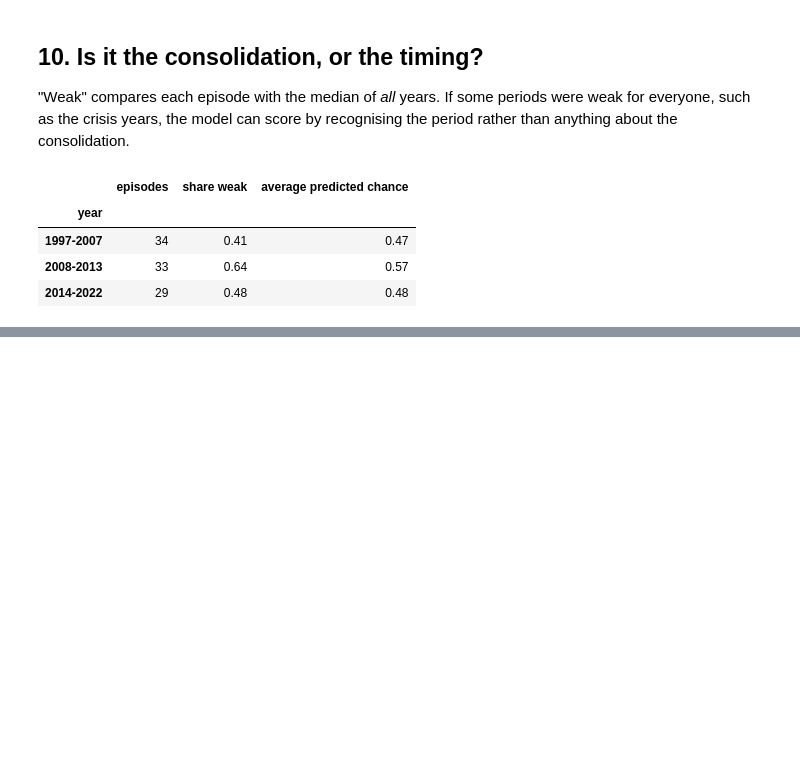
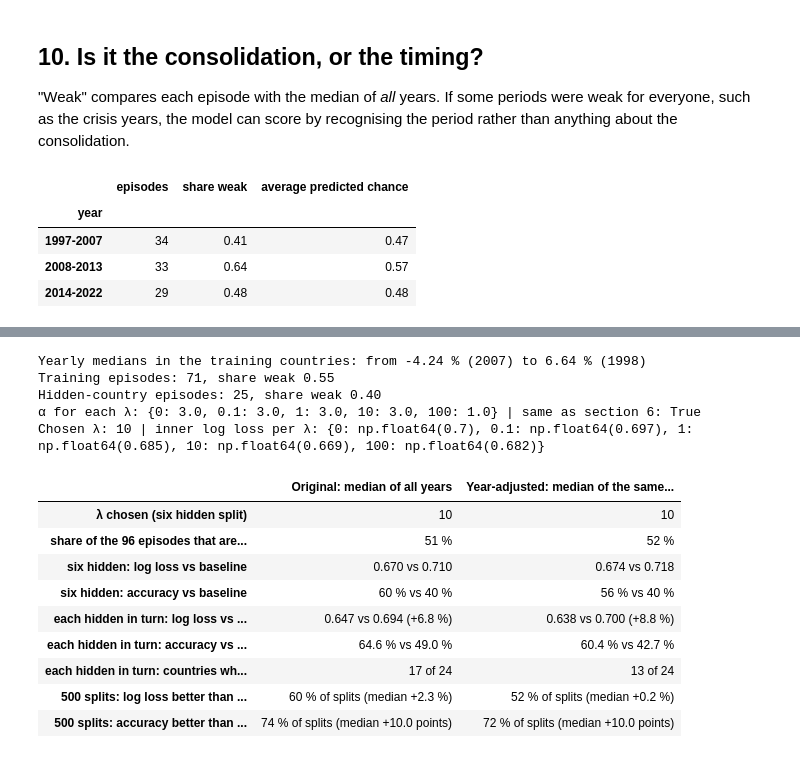
Before and after one commit to penelopemichou/austerity-ml, a Jupyter notebook: notebooks/ML03_logistic_regression_episode_classifier.ipynb, the cells around one changed output, grey strips where cells are left out. Cells and saved outputs as stored; diff of their text form; code cells hidden in the pictures; blank space fills up the shorter version.

```diff
--- a/notebooks/ML03_logistic_regression_episode_classifier.ipynb
+++ b/notebooks/ML03_logistic_regression_episode_classifier.ipynb
@@ -307,12 +312,12 @@ Hidden-country episodes: 25. Baseline predicts 'weak' every time.
 
 The same test for each of the countries that have episodes. Inside each round, λ is chosen again without the hidden country. Many countries have only a few episodes, so the pooled numbers (all held-out episodes together) are the ones to read.
 # %%
-def leave_one_out(inputs, frame=rows, fixed_lambda=None):
+def leave_one_out(inputs, frame=rows, fixed_lambda=None, by_year=False):
     per_country, ys, ps, bs, ms = [], [], [], [], []
     ep_countries = frame.loc[frame[DCAPB] >= 1.5, COUNTRY].unique()
     for c in ep_countries:
-        tr, te, _ = make_split([c], frame)
-        l = fixed_lambda if fixed_lambda is not None else choose_lambda([x for x in frame[COUNTRY].unique() if x != c], inputs, frame)[0]
+        tr, te, _ = make_split([c], frame, by_year)
+        l = fixed_lambda if fixed_lambda is not None else choose_lambda([x for x in frame[COUNTRY].unique() if x != c], inputs, frame, by_year)[0]
         p = proba(fit_model(tr, inputs, l), te, inputs)
         y, base = te["weak"].to_numpy(), tr["weak"].mean()
         ys.append(y); ps.append(p); bs.append(np.full(len(y), base)); ms.append(np.full(len(y), float(base >= 0.5)))
@@ -436,0 +452,55 @@ timing
+# %%
+train_y, test_y, medians_y = make_split(test_countries, by_year=True)
+print(f"Yearly medians in the training countries: from {medians_y.min():.2f} % ({medians_y.idxmin()}) to {medians_y.max():.2f} % ({medians_y.idxmax()})")
+print(f"Training episodes: {len(train_y)}, share weak {train_y['weak'].mean():.2f}")
+print(f"Hidden-country episodes: {len(test_y)}, share weak {test_y['weak'].mean():.2f}")
+
+# α picked again for every λ with the new target, by the same rule as section 6
+mu_y, sigma_y = fit_scaler(train_y, INPUTS)
+alpha_year = {l: pick_alpha(scale(train_y, INPUTS, mu_y, sigma_y), train_y["weak"].to_numpy(), lam=l)[0] for l in LAMBDAS}
+print("α for each λ:", alpha_year, "| same as section 6:", alpha_year == ALPHA_FOR)
+ALPHA_FOR = alpha_year
+
+lam_y, lam_scores_y = choose_lambda(train_countries, INPUTS, by_year=True)
+print("Chosen λ:", lam_y, "| inner log loss per λ:", {l: round(v, 3) for l, v in lam_scores_y.items()})
+# %% [output]
+Yearly medians in the training countries: from -4.24 % (2007) to 6.64 % (1998)
+Training episodes: 71, share weak 0.55
+Hidden-country episodes: 25, share weak 0.40
+α for each λ: {0: 3.0, 0.1: 3.0, 1: 3.0, 10: 3.0, 100: 1.0} | same as section 6: True
+Chosen λ: 10 | inner log loss per λ: {0: np.float64(0.7), 0.1: np.float64(0.697), 1: np.float64(0.685), 10: np.float64(0.669), 100: np.float64(0.682)}
+# %%
+# The three tests with the year-adjusted target (this cell takes a few minutes)
+s_y = scores(test_y["weak"].to_numpy(), proba(fit_model(train_y, INPUTS, lam_y), test_y, INPUTS), train_y["weak"].mean())
+loo_y = leave_one_out(INPUTS, by_year=True)
+many_ll_y, many_acc_y = many_splits(lam_y, by_year=True)
+
+def summary(lam_, six_, loo_, ll_, acc_, share_weak):
+    pooled = loo_[0]
+    return {"λ chosen (six hidden split)": lam_,
+            "share of the 96 episodes that are weak": f"{100 * share_weak:.0f} %",
+            "six hidden: log loss vs baseline": f"{six_['log loss']:.3f} vs {six_['baseline log loss']:.3f}",
+            "six hidden: accuracy vs baseline": f"{100 * six_['accuracy']:.0f} % vs {100 * six_['baseline accuracy']:.0f} %",
+            "each hidden in turn: log loss vs baseline": f"{pooled['log loss']:.3f} vs {pooled['baseline log loss']:.3f} ({pooled['log loss improvement %']:+.1f} %)",
+            "each hidden in turn: accuracy vs baseline": f"{100 * pooled['accuracy']:.1f} % vs {100 * pooled['baseline accuracy']:.1f} %",
+            "each hidden in turn: countries where log loss beats baseline": f"{pooled['countries where log loss beats baseline']} of {pooled['countries']}",
+            "500 splits: log loss better than baseline": f"{100 * np.mean(ll_ > 0):.0f} % of splits (median {np.median(ll_):+.1f} %)",
+            "500 splits: accuracy better than baseline": f"{100 * np.mean(acc_ > 0):.0f} % of splits (median {100 * np.median(acc_):+.1f} points)"}
+
+all_y, _, _ = make_split([], by_year=True)
+compare = pd.DataFrame({
+    "Original: median of all years": summary(lam, six.loc["Session 3: ΔCAPB + controls"], loo["Session 3: ΔCAPB + controls"],
+                                             many_ll, many_acc, all_tr["weak"].mean()),
+    "Year-adjusted: median of the same year": summary(lam_y, s_y, loo_y, many_ll_y, many_acc_y, all_y["weak"].mean())})
+compare
+# %% [output]
+|  | Original: median of all years | Year-adjusted: median of the same... |
+| λ chosen (six hidden split) | 10 | 10 |
+| share of the 96 episodes that are... | 51 % | 52 % |
+| six hidden: log loss vs baseline | 0.670 vs 0.710 | 0.674 vs 0.718 |
+| six hidden: accuracy vs baseline | 60 % vs 40 % | 56 % vs 40 % |
+| each hidden in turn: log loss vs ... | 0.647 vs 0.694 (+6.8 %) | 0.638 vs 0.700 (+8.8 %) |
+| each hidden in turn: accuracy vs ... | 64.6 % vs 49.0 % | 60.4 % vs 42.7 % |
+| each hidden in turn: countries wh... | 17 of 24 | 13 of 24 |
+| 500 splits: log loss better than ... | 60 % of splits (median +2.3 %) | 52 % of splits (median +0.2 %) |
+| 500 splits: accuracy better than ... | 74 % of splits (median +10.0 points) | 72 % of splits (median +10.0 points) |
```
Also changed, not shown: parts of 7 cells of this notebook, 6 other files.
